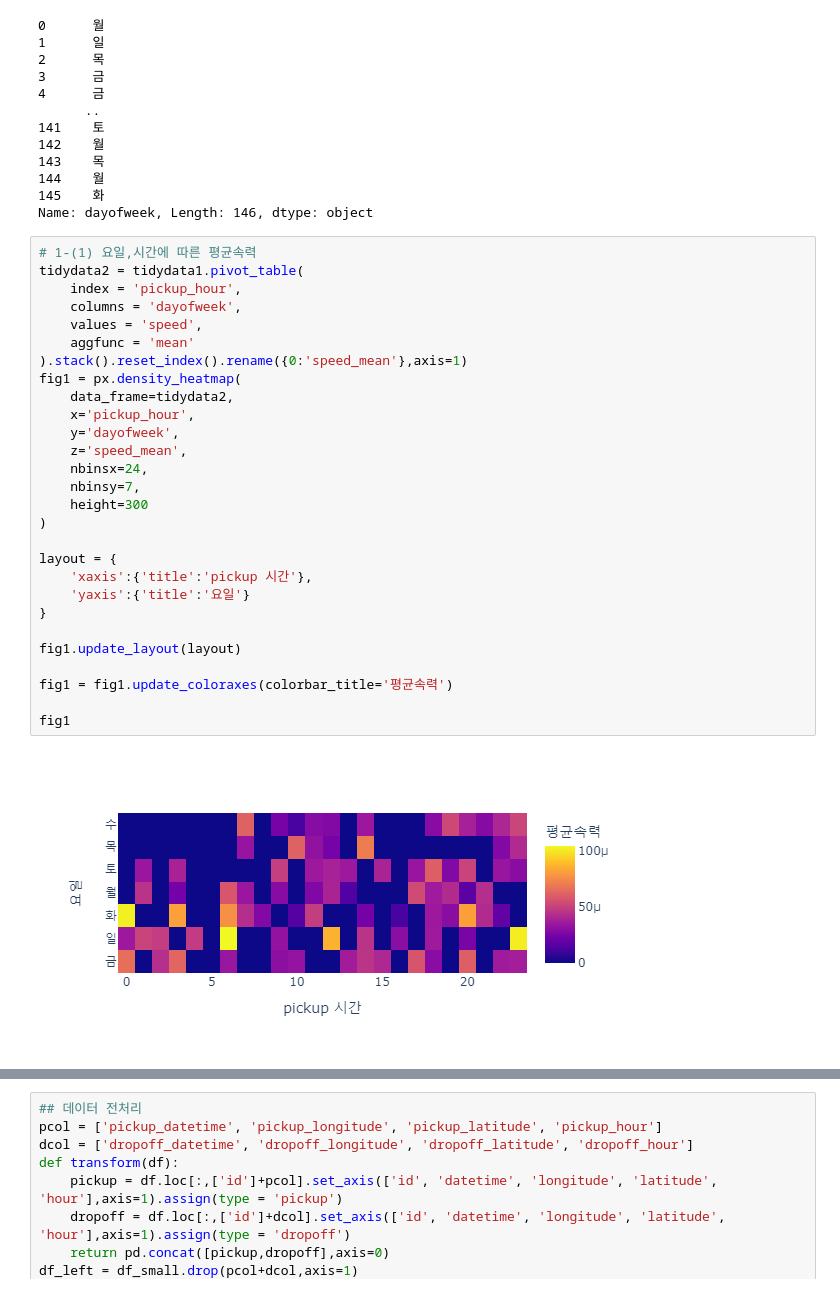
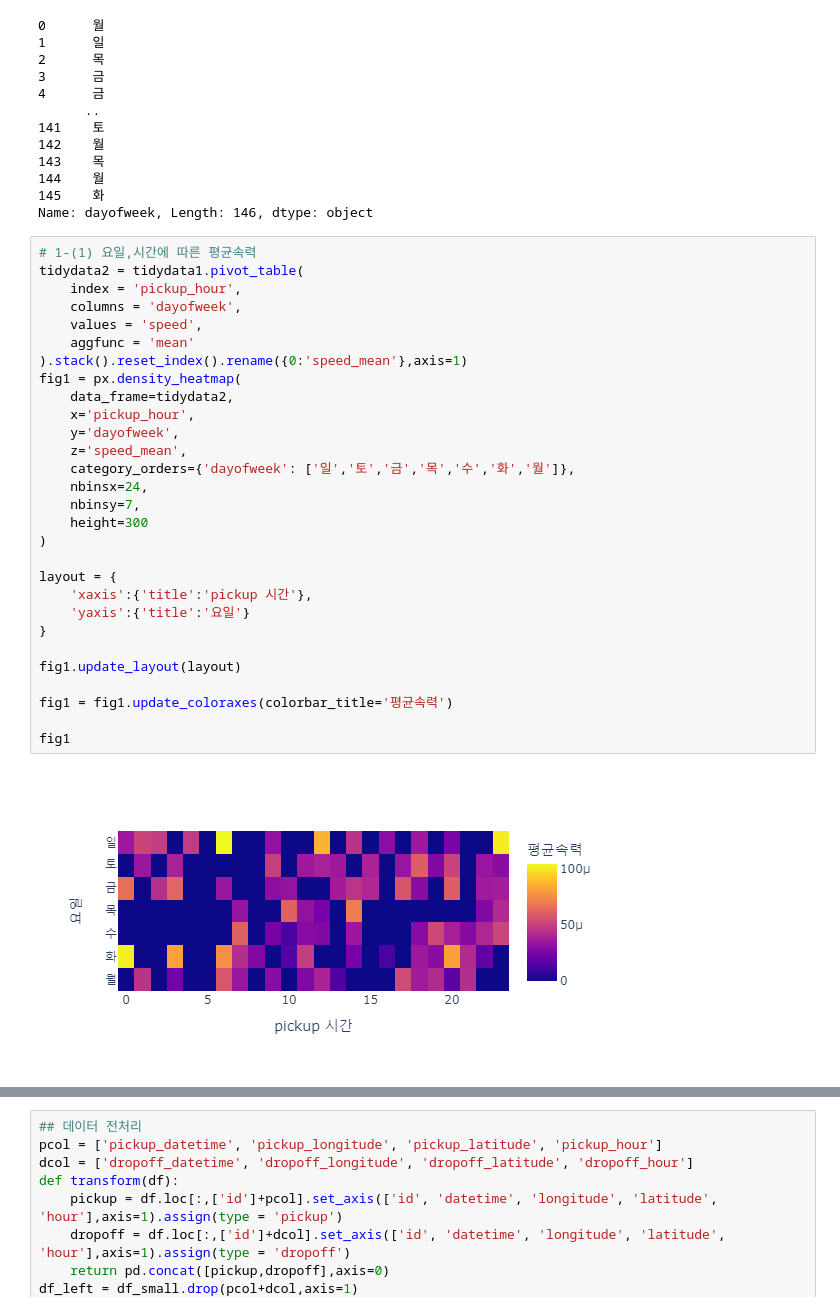
Before and after one commit to nyk12/final_dash, a Jupyter notebook: final.ipynb, the cells around one changed output, grey strips where cells are left out. Saved outputs shown, nothing was run; the diff lists cells and outputs as text.

```diff
--- a/final.ipynb
+++ b/final.ipynb
@@ -53,33 +53,34 @@ Name: dayofweek, Length: 146, dtype: object
 # %%
 # 1-(1) 요일,시간에 따른 평균속력
 tidydata2 = tidydata1.pivot_table(
     index = 'pickup_hour',
     columns = 'dayofweek',
     values = 'speed',
     aggfunc = 'mean'
 ).stack().reset_index().rename({0:'speed_mean'},axis=1)
 fig1 = px.density_heatmap(
     data_frame=tidydata2,
     x='pickup_hour',
     y='dayofweek',
     z='speed_mean',
+    category_orders={'dayofweek': ['일','토','금','목','수','화','월']},
     nbinsx=24,
     nbinsy=7,
     height=300
 )
 
 layout = {
     'xaxis':{'title':'pickup 시간'},
     'yaxis':{'title':'요일'}
 }
 
 fig1.update_layout(layout)
 
 fig1 = fig1.update_coloraxes(colorbar_title='평균속력')
 
 fig1
 # %% [output]
-[figure, old version]
+[figure, new version]
 # %%
 ## 1-(2) 요일,시간에 따른 평균이동거리
 tidydata3 = tidydata1.pivot_table(
```
Also changed, not shown: parts of 1 cell of this notebook, 2 other files.
